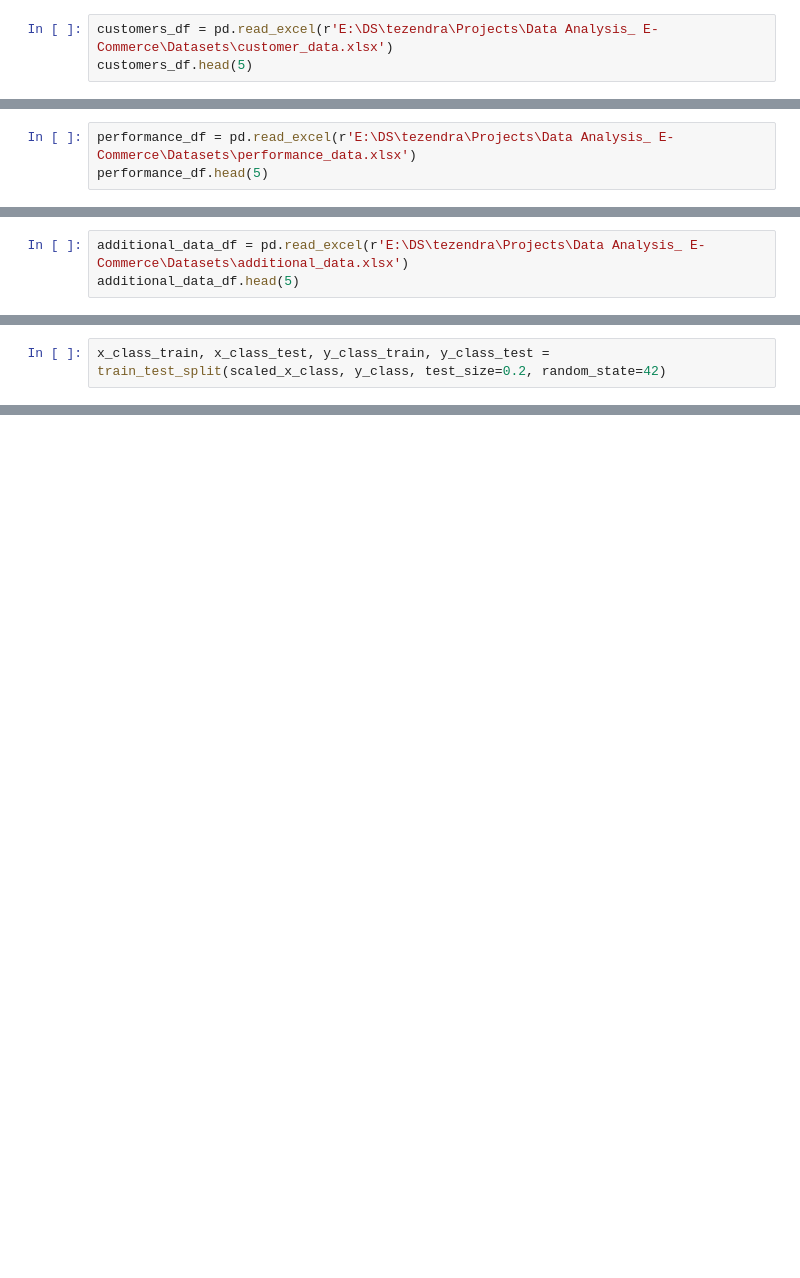
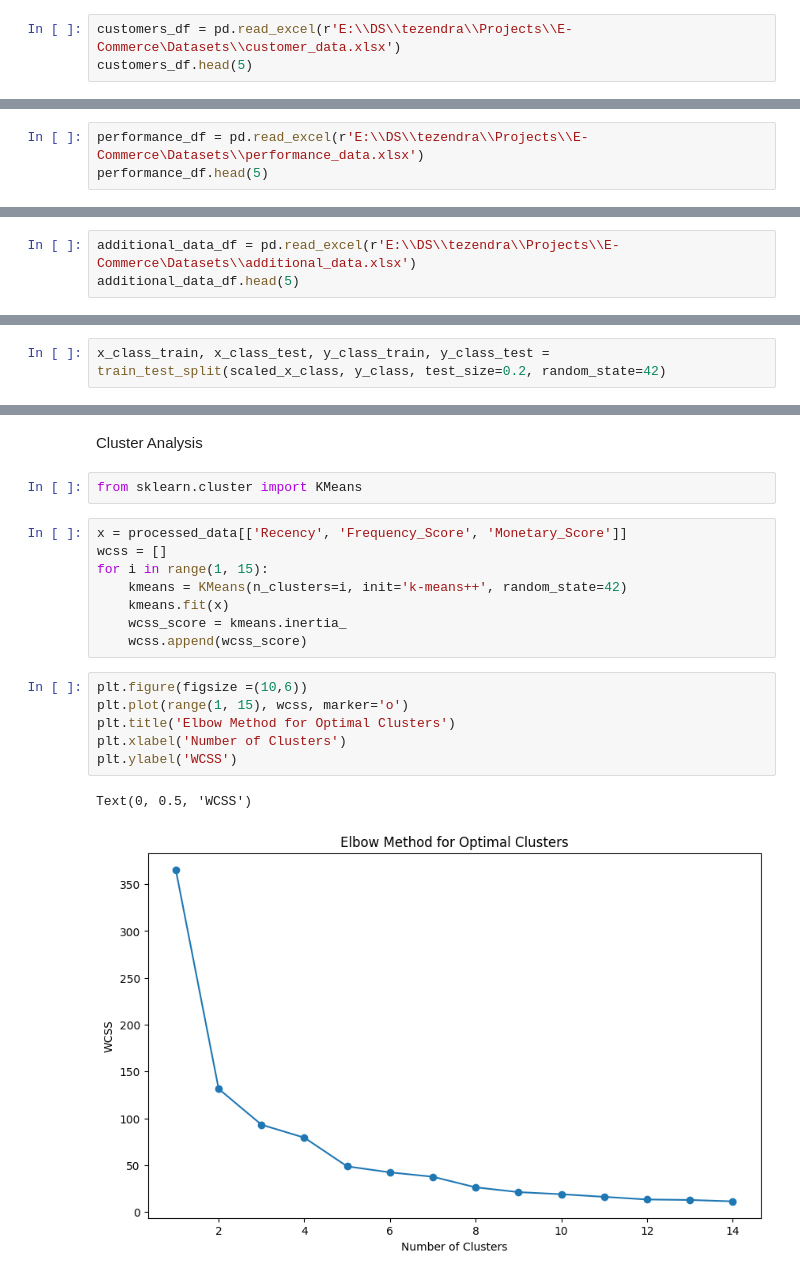
Before and after one commit to tezendra71/DataSciencett, a Jupyter notebook: Projects/E-Commerce/Full code/E_Com.ipynb, the cells around one changed output, grey strips where cells are left out. Cells and saved outputs as stored; diff of their text form; blank space fills up the shorter version.

```diff
--- a/Projects/E-Commerce/Full code/E_Com.ipynb
+++ b/Projects/E-Commerce/Full code/E_Com.ipynb
@@ -4,7 +4,7 @@ import numpy as np
 import matplotlib.pyplot as plt
 import seaborn as sns
 # %%
-customers_df = pd.read_excel(r'E:\DS\tezendra\Projects\Data Analysis_ E-Commerce\Datasets\customer_data.xlsx')
+customers_df = pd.read_excel(r'E:\\DS\\tezendra\\Projects\\E-Commerce\Datasets\\customer_data.xlsx')
 customers_df.head(5)
 # %% [output]
 |  | CustomerID | Gender | Age | Income | City | Region | Frequency_of_Purchases | Average_Purchase_Amount | ... |
@@ -179,7 +179,7 @@ print(Freq_male.head(5))
 7           Online       2022-05-24           No
 8           Online       2022-09-02          Yes
 # %%
-performance_df = pd.read_excel(r'E:\DS\tezendra\Projects\Data Analysis_ E-Commerce\Datasets\performance_data.xlsx')
+performance_df = pd.read_excel(r'E:\\DS\\tezendra\\Projects\\E-Commerce\Datasets\\performance_data.xlsx')
 performance_df.head(5)
 # %% [output]
 |  | CustomerID | Recency | Frequency_Score | Monetary_Score |
@@ -199,7 +199,7 @@ joined_df.head(5)
 | 3 | C004 | Male | 34 | 58030.0 | Chicago | Midwest | 6 | 67.329 | ... |
 | 4 | C005 | Male | 30 | 78889.0 | Houston | Midwest | 3 | 52.763 | ... |
 # %%
-additional_data_df = pd.read_excel(r'E:\DS\tezendra\Projects\Data Analysis_ E-Commerce\Datasets\additional_data.xlsx')
+additional_data_df = pd.read_excel(r'E:\\DS\\tezendra\\Projects\\E-Commerce\Datasets\\additional_data.xlsx')
 additional_data_df.head(5)
 # %% [output]
 |  | CustomerID | Gender | Age | Income | City | Region | Frequency_of_Purchases | Average_Purchase_Amount | ... |
@@ -778,0 +851,21 @@ NameError: name 'X_train' is not defined
+# %% [markdown]
+Cluster Analysis
+# %%
+from sklearn.cluster import KMeans
+# %%
+x = processed_data[['Recency', 'Frequency_Score', 'Monetary_Score']]
+wcss = []
+for i in range(1, 15):
+    kmeans = KMeans(n_clusters=i, init='k-means++', random_state=42)
+    kmeans.fit(x)
+    wcss_score = kmeans.inertia_
+    wcss.append(wcss_score)
+# %%
+plt.figure(figsize =(10,6))
+plt.plot(range(1, 15), wcss, marker='o')
+plt.title('Elbow Method for Optimal Clusters')
+plt.xlabel('Number of Clusters')
+plt.ylabel('WCSS')
+# %% [output]
+Text(0, 0.5, 'WCSS')
+[figure, added]
```
Also changed, not shown: parts of 23 cells of this notebook, 12 other files.
